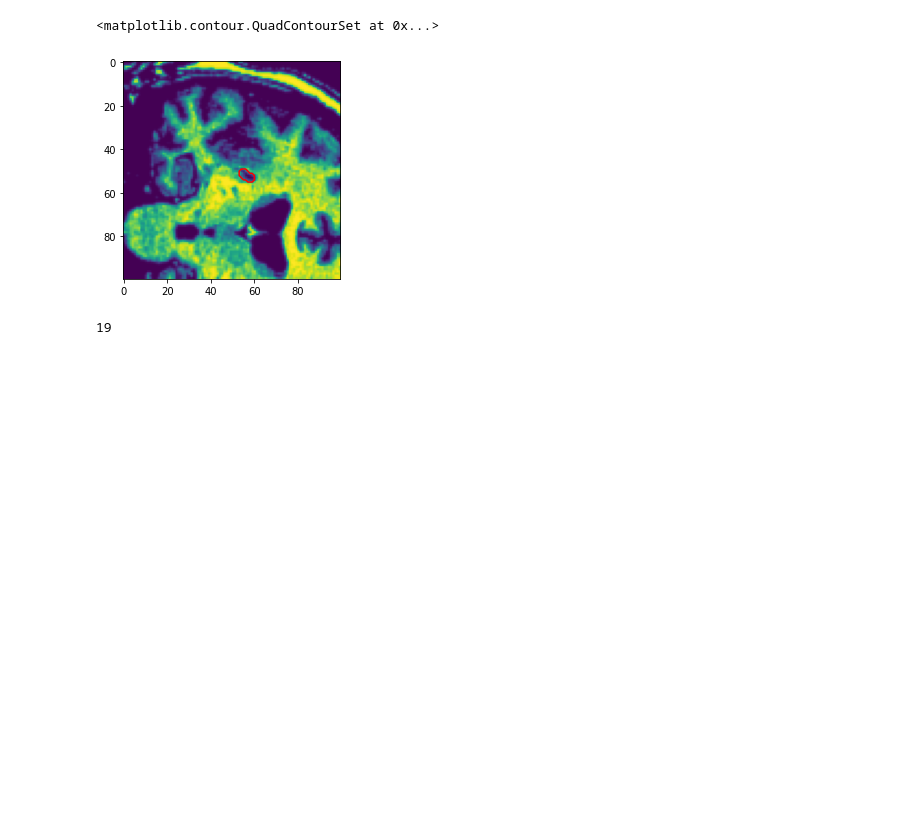
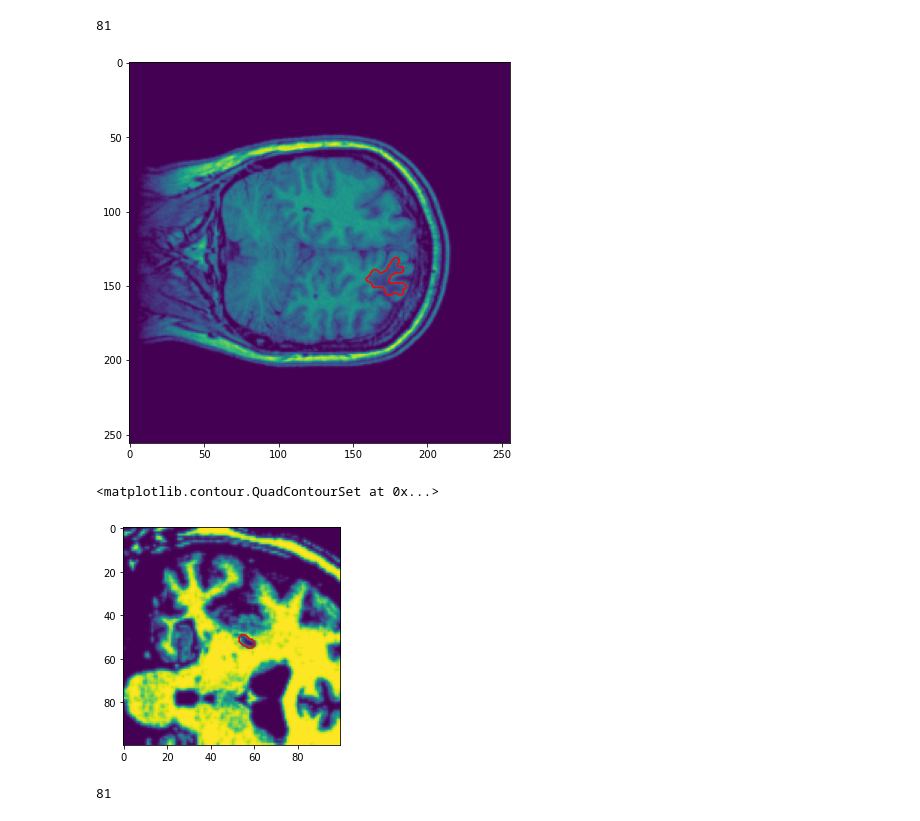
Before and after one commit to nnethercott/Capstone, a Jupyter notebook: simpy framework.ipynb, the cells around one changed output. Saved outputs shown, nothing was run; the diff lists cells and outputs as text; code cells hidden in the pictures; blank space fills up the shorter version.

```diff
--- a/simpy framework.ipynb
+++ b/simpy framework.ipynb
@@ -14,6 +14,21 @@ import argparse
 
 #import contour class
 from contour import *
+# %%
+base = "/Users/nathanielnethercott/Desktop/School/2021/Pickled_Sample/"
+fpaths = [os.path.join(base,p) for p in os.listdir(base)]
+
+s, m = mri.load_data(fpaths[1])
+
+scans, masks = mri.preprocess(s, m, normalize=True, contrast_factor = 2, blur_rad=0.6)
+
+plt.figure(figsize=(7,7))
+plt.imshow(scans[4])
+plt.contour(masks[4], [0], colors='red')
+len(scans)
+# %% [output]
+81
+[figure, added]
 # %%
 #load data using functions in mri layers module (rename that to mri)
 base = "/Users/nathanielnethercott/Desktop/School/2021/Pickled_Sample/"
@@ -26,22 +41,24 @@ s, m = mri.load_data(fpaths[8])
 _scans = [scan[50:150, 80:180] for scan in s]
 _masks = [mask[50:150, 80:180] for mask in m]
 
-scans, masks = mri.preprocess(_scans, _masks, normalize=True, contrast_factor = 8, blur_rad=0.5)
+scans, masks = mri.preprocess(_scans, _masks, normalize=True, contrast_factor = 12, blur_rad=0.6)
 
 plt.imshow(scans[0])
 plt.contour(masks[0], [0], colors='red')
 
 #index 0: 85:165, 130:210
 #index 1: 120:190, 130:210
+#index 2: 115:185, 100:180
 #index 3: 100:190, 90:190
 #index 8: 50:150, 80:180
+#index 9: 140:210, 140:210
 # %% [output]
 <matplotlib.contour.QuadContourSet at 0x...>
-[figure, old version]
+[figure, new version]
 # %%
-len(scans)
+len(masks)
 # %% [output]
-19
+81
 # %%
 ref = masks[0]
 
```
Also changed, not shown: parts of 13 cells of this notebook, 1 other file.
